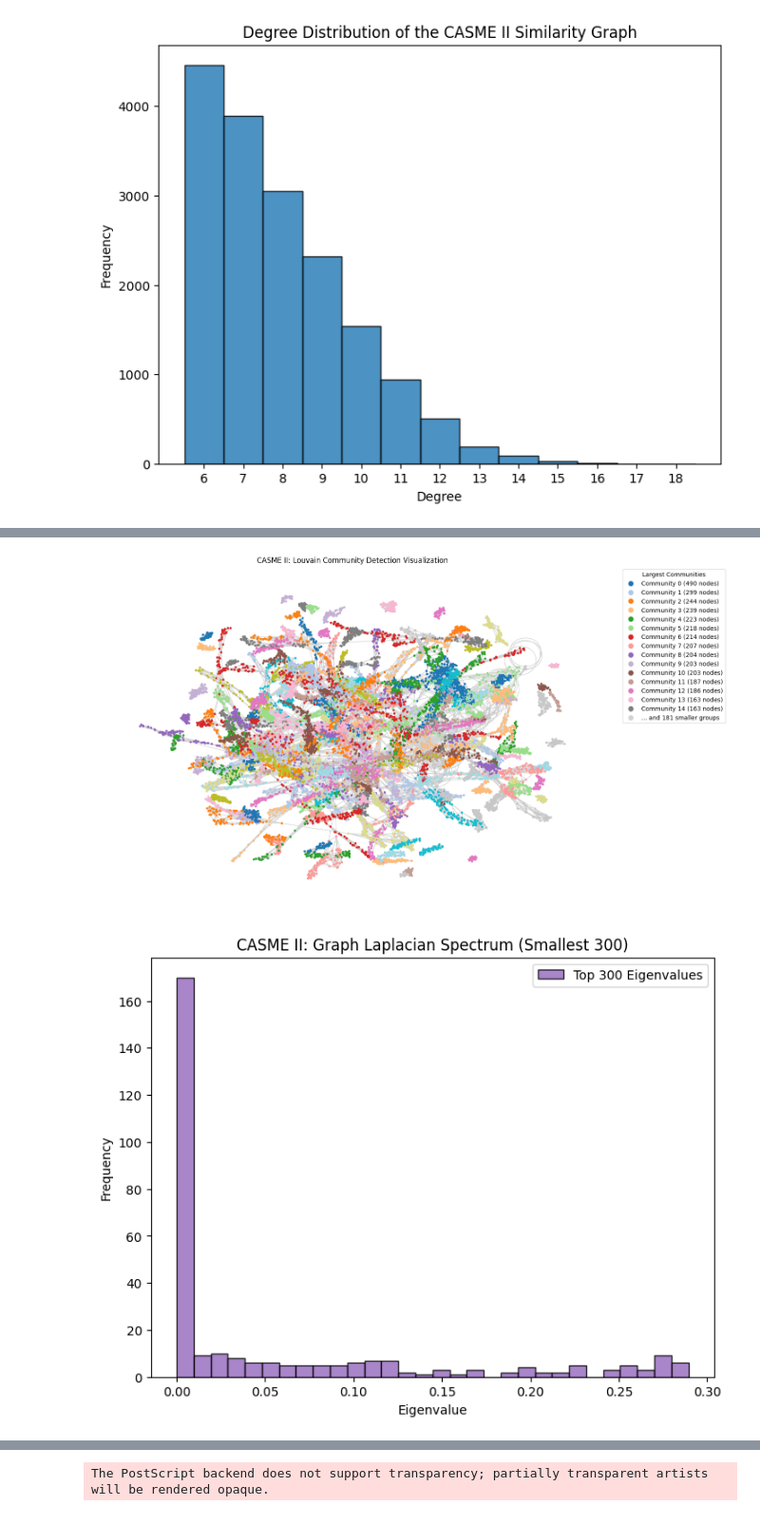
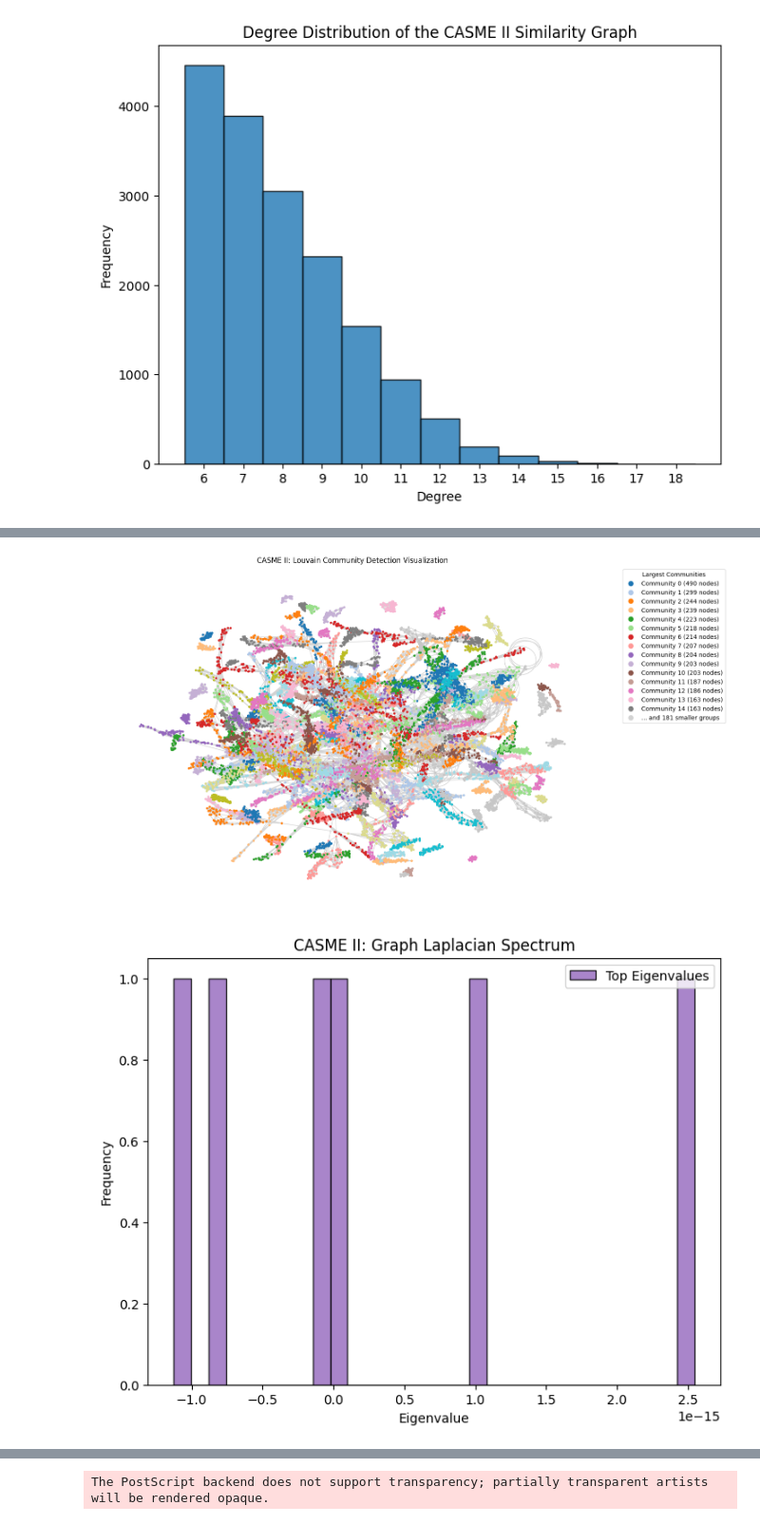
Before and after one commit to sadbinsiddique/Dl-net, a Jupyter notebook: notebook/gnn_casme2/run_gnn_casme2.ipynb, the cells around one changed output, grey strips where cells are left out. Shown at 95% size. Cells and saved outputs as stored; diff of their text form; code cells hidden in the pictures.

Commit message:
gnn on casme2

```diff
--- a/notebook/gnn_casme2/run_gnn_casme2.ipynb
+++ b/notebook/gnn_casme2/run_gnn_casme2.ipynb
@@ -145,14 +128,5 @@ plt.show()
 # %%
-import torch
-import numpy as np
-import networkx as nx
-import matplotlib.pyplot as plt
-from matplotlib.lines import Line2D
-from torch_geometric.data import Data
-from torch_geometric.utils import to_networkx
-from sklearn.neighbors import NearestNeighbors
-
-num_nodes_to_plot = 1000
+num_nodes_to_plot = 500
 
 # 1. Randomly sample the features and labels of 500 nodes
 subset_idx = torch.randperm(data_cpu.num_nodes)[:num_nodes_to_plot]
@@ -160,7 +134,6 @@ x_sub = data_cpu.x[subset_idx].numpy()
 y_sub = data_cpu.y[subset_idx].numpy()
 
 # 2. RECOMPUTE the k-NN edges specifically for this subset so they connect
-k = 6
 nbrs = NearestNeighbors(n_neighbors=k+1, metric='euclidean').fit(x_sub)
 distances, indices = nbrs.kneighbors(x_sub)
 
@@ -271,8 +244,6 @@ import networkx as nx
 import matplotlib.pyplot as plt
 from sklearn.neighbors import NearestNeighbors
 
-# 1. Compute Nearest Neighbors
-k = 6 # For facial patches/landmarks in CASME II, keep k small (e.g., 4 to 8)
 nbrs = NearestNeighbors(n_neighbors=k+1, metric='euclidean').fit(X_scaled)
 distances, indices = nbrs.kneighbors(X_scaled)
 
@@ -326,13 +297,6 @@ from sklearn.neighbors import NearestNeighbors
 import networkx as nx
 from networkx.algorithms import community
 
-# ===========================================================
-# ==== 0. Build kNN graph for CASME II ====
-# ===========================================================
-# Note: Ensure your feature matrix 'X_scaled' is already defined
-# before running this block.
-
-k = 6  # Kept small specifically for CASME II facial patches
 nbrs = NearestNeighbors(n_neighbors=k+1, metric='euclidean').fit(X_scaled)
 distances, indices = nbrs.kneighbors(X_scaled)
 
@@ -465,37 +429,37 @@ plt.show()
 L_sparse = nx.laplacian_matrix(G).astype(float)
 
 # Compute only the smallest 300 eigenvalues to save time/memory
-eigs, _ = spsla.eigsh(L_sparse, k=300, which='SM')
+eigs, _ = spsla.eigsh(L_sparse, k=6, which='SM')
 
 plt.figure(figsize=(8, 6))
-plt.hist(eigs, bins=30, alpha=0.8, label="Top 300 Eigenvalues", color='tab:purple', edgecolor='black')
+plt.hist(eigs, bins=30, alpha=0.8, label="Top Eigenvalues", color='tab:purple', edgecolor='black')
 plt.xlabel("Eigenvalue")
 plt.ylabel("Frequency")
-plt.title("CASME II: Graph Laplacian Spectrum (Smallest 300)")
+plt.title("CASME II: Graph Laplacian Spectrum")
 plt.legend()
 plt.show()
 
 
 # ===========================================================
 # 6. GRAPH STRUCTURE VISUALIZATION (Sparse Matrix Fix)
 # ===========================================================
 A_sparse = nx.adjacency_matrix(G)
 
 plt.figure(figsize=(8, 8))
 # plt.spy efficiently plots massive sparse matrices without crashing RAM
 plt.spy(A_sparse, markersize=0.05, color='tab:blue')
 plt.title("CASME II: Graph Adjacency Matrix Structure (Sparse)")
 plt.xlabel("Node Index")
 plt.ylabel("Node Index")
 plt.show()
 # %% [output]
 [figure]
 [figure]
 [figure]
 [figure]
 [figure]
 [figure]
-[figure, old version]
+[figure, new version]
 [figure]
 # %%
 # ------------------------------------------------------------------
```
Also changed, not shown: parts of 22 cells of this notebook, 12 other files.
